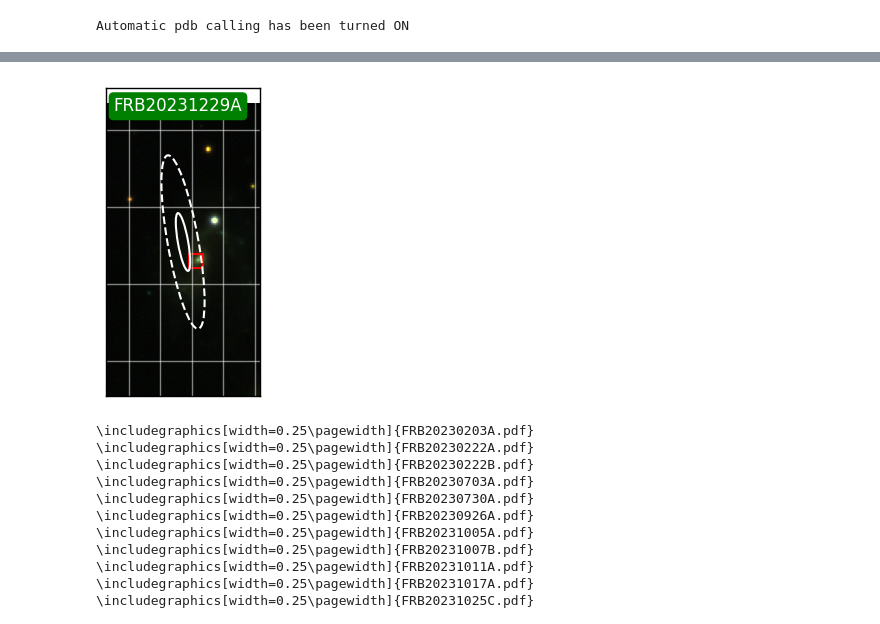
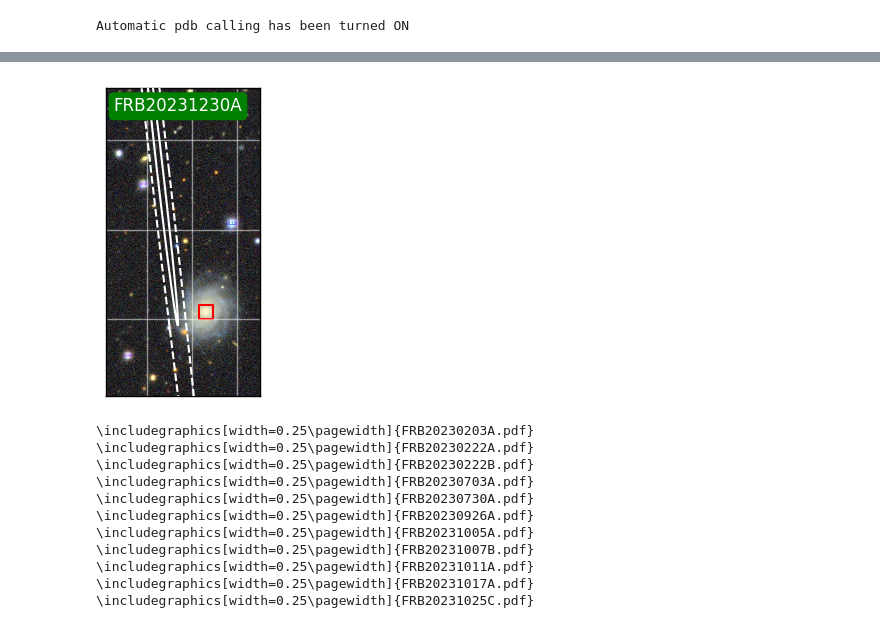
Before and after one commit to leungcalvin/kko_host_paper, a Jupyter notebook: plot_scripts/PS1_cutouts.ipynb, the cells around one changed output, grey strips where cells are left out. Drawn from its saved outputs; the diff is of its cells as text; code cells hidden in the pictures.

```diff
--- a/plot_scripts/PS1_cutouts.ipynb
+++ b/plot_scripts/PS1_cutouts.ipynb
@@ -114,9 +121,8 @@ def plot_color_image(
                 im_fits_orig.append(im)
             hdu_orig_fits = im_fits_orig[0][0].header
         elif survey_str == 'DECaL':
-            size_pix = 512
-            conversion_arcsec_to_pix = size_arcmin * 60. / size_pix
-
+            conversion_arcsec_to_pix = 0.262
+            size_pix = int(size_arcmin * 60. / conversion_arcsec_to_pix)
             print('Get nice {} PNG of {} pixels with conversion scale of {} arcseconds per pixel'.format(survey_str, size_pix, conversion_arcsec_to_pix))
             cim_png = get_color_png_desi(ra, dec, size_pix=size_pix, conversion_arcsec_to_pix=conversion_arcsec_to_pix, filt=filt)
             print('Get available fits from {} at given location'.format(survey_str))
@@ -412,13 +418,13 @@ pparams = {
 'FRB20231206A' : ({'vmin':None, 'vmax':None,'vmid':None, 'pmin':0.25,'pmax':99.75, 'stretch':'arcsinh', 'exponent':2},0.5),
 'FRB20231007B' : ({'vmin':None, 'vmax':None,'vmid':None, 'pmin':10,'pmax':97, 'stretch':'arcsinh', 'exponent':2},0.5),
 'FRB20230311A' : ({'vmin':None, 'vmax':None,'vmid':None, 'pmin':0.25,'pmax':99.75,'stretch':'arcsinh','exponent':2},0.35),
-'FRB20231230A' : ({'vmin':None, 'vmax':None,'vmid':None, 'pmin':0.25,'pmax':99.75,'stretch':'arcsinh','exponent':2},0.35),
+'FRB20231230A' : ({'vmin':None, 'vmax':None,'vmid':None, 'pmin':0.25,'pmax':99.75,'stretch':'arcsinh','exponent':2},0.75), # neeed this
 'FRB20231229A' : ({'vmin':None, 'vmax':None,'vmid':None, 'pmin':0.25,'pmax':99.75,'stretch':'arcsinh','exponent':2},1.0)
 }
 import json
 
-for evid,row in final[final['name'] == 'FRB20231229A'].iterrows():
-    if row['name'] == 'FRB20231229A':
+for evid,row in final[final['name'] == 'FRB20231230A'].iterrows():
+    if 1:#row['name'] == 'FRB20231230A':
         sup_fig,ax = plt.subplots(figsize=(3,3),nrows = 1, ncols = 1)
         path_obj = FakePATH(ra = row['primary_ra'],dec = row['primary_dec'],theta = row['theta'],
                     a_err = row['a_err'], b_err = row['b_err'],
@@ -565,8 +540,9 @@ from astropy.visualization import wcsaxes as wa
 # %%
+# Actually plot
 pparams_zoomout = {
 'FRB20231005A' : ['top'],
-'FRB20231204A' : ['bottom'],
-'FRB20231128A' : ['bottom'],
+'FRB20231204A' : ['top'],
+'FRB20231128A' : ['top'],
 'FRB20231223C' : ['top'],
 'FRB20231025B' : ['top'],
 'FRB20231025C' : ['top'],
@@ -579,16 +555,16 @@ pparams_zoomout = {
 'FRB20230703A' : ['top'],
 'FRB20230730A' : ['top'],
 'FRB20230203A' : ['top'],
-'FRB20230222B' : ['bottom'],
-'FRB20230222A' : ['bottom'],
+'FRB20230222B' : ['top'],
+'FRB20230222A' : ['top'],
 'FRB20231206A' : ['top'],
 'FRB20231007B' : ['top'],
 'FRB20230311A' : ['top'],
 'FRB20231229A' : ['top'],
+'FRB20231230A' : ['top'],
 }
-for evid,row in final[final['name'] == 'FRB20231229A'].iterrows():
-    if row['name'] == 'FRB20231229A':
-        tns = row['name']
+for evid,row in final.iterrows():
+    if row['name'] == 'FRB20231230A':
         path_obj = FakePATH(ra = row['ra_frb'],dec = row['dec_frb'],theta = row['theta'],
                     a_err = row['a_err'], b_err = row['b_err'],
                     candidates = pd.read_excel(f"/arc/home/calvin/kko_host_paper/data_products/b_err_1.3_PATH/{row['name']}/{row['name']}_PATH_candidates.xlsx")
@@ -612,38 +588,44 @@ for evid,row in final[final['name'] == 'FRB20231229A'].iterrows():
         # Note: width and height parameters should be 2 times semi-major/minor axes
         ra = path_obj.localiz['center_coord'].ra
         dec = path_obj.localiz['center_coord'].dec
+        ra_val = ra.value
+        dec_val = dec.value
         fig.show_ellipses(ra, dec, 2.*path_obj.localiz['eellipse']['a'] / 3600.,
                               2.*path_obj.localiz['eellipse']['b'] / 3600.,
                               angle=90+path_obj.localiz['eellipse']['theta'],
                               edgecolor='white', lw=1.5,zorder = 99)
         fig.show_ellipses(ra, dec, 3*2.*path_obj.localiz['eellipse']['a'] / 3600.,
                               3*2.*path_obj.localiz['eellipse']['b'] / 3600.,
                               angle=90+path_obj.localiz['eellipse']['theta'],
                               edgecolor='white', lw=1.5, ls='dashed',zorder = 99)
         if pparams_zoomout[row['name']][0] == 'top':
             fig.add_label(x = 0.05,y=0.97,relative=True,text=row['name'],color = 'white',size=12,
                       horizontalalignment='left',verticalalignment='top',
-                      bbox=dict(facecolor='green', edgecolor='none', boxstyle='round'))
+                      bbox=dict(facecolor='green', edgecolor='none', boxstyle='round'),zorder = 100)
         else:
             fig.add_label(x = 0.05,y=0.03,relative=True,text=row['name'],color = 'white',size=12,
                       horizontalalignment='left',verticalalignment='bottom',
                       bbox=dict(facecolor='green', edgecolor='none', boxstyle='round'))
         for ii, cand in path_obj.candidates.iterrows():
             if cand['P_Ox'] == np.max(path_obj.candidates['P_Ox']) or (cand['P_Ox'] > 0.05):
                 ra_cand = cand['ra']
                 dec_cand = cand['dec']
                 fig.show_markers(ra_cand, dec_cand, edgecolor='red', facecolor='none', marker='s', s=100, lw=1.5)
-
-        fig.recenter(ra,dec, width=1/60., height=2/60.)
+        height=max(2.*path_obj.localiz['eellipse']['a'] / 3600, 2 * np.abs(dec_val - dec_cand))
+        width=max(1.5 / 60, 2 * np.abs(ra_val - ra_cand))
+        width = height / 2
+        fig.recenter((ra_val + ra_cand) * 0.5,(dec_val + dec_cand) * 0.5,
+            width=width,height=height
+                    )
         fig.axis_labels.hide()
         fig.tick_labels.hide()
         fig.ticks.hide()
         plt.gca().set_yticks([])
         plt.gca().set_xticks([])
         outfile = f'/arc/home/calvin/kko_host_paper/figures/{row["name"]}_path.pdf'
         plt.savefig(outfile)
 # %% [output]
-[figure, old version]
+[figure, new version]
 # %%
 
 for evid,row in final[final['primary_P_Ox'] > 0.9].sort_index().iterrows():
```
Also changed, not shown: parts of 8 cells of this notebook, 24 other files.
